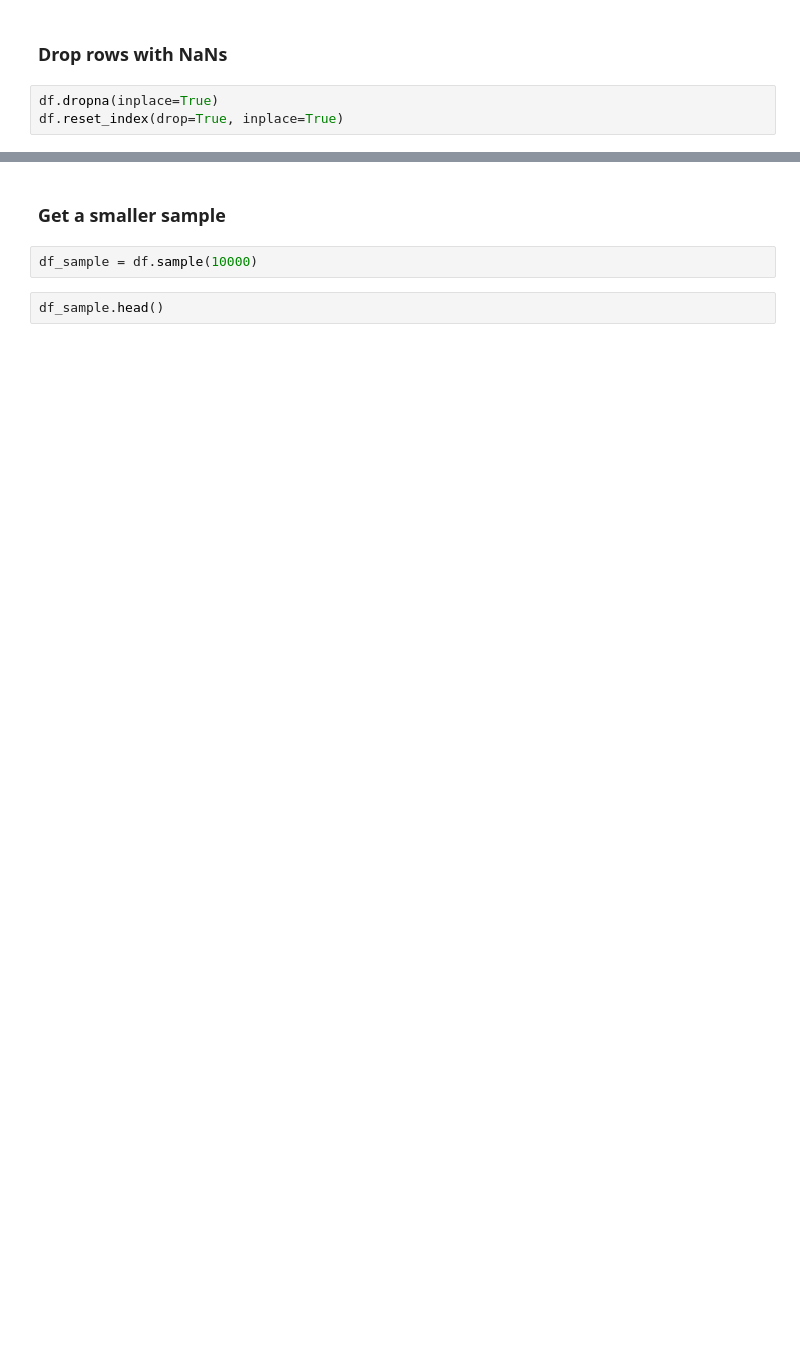
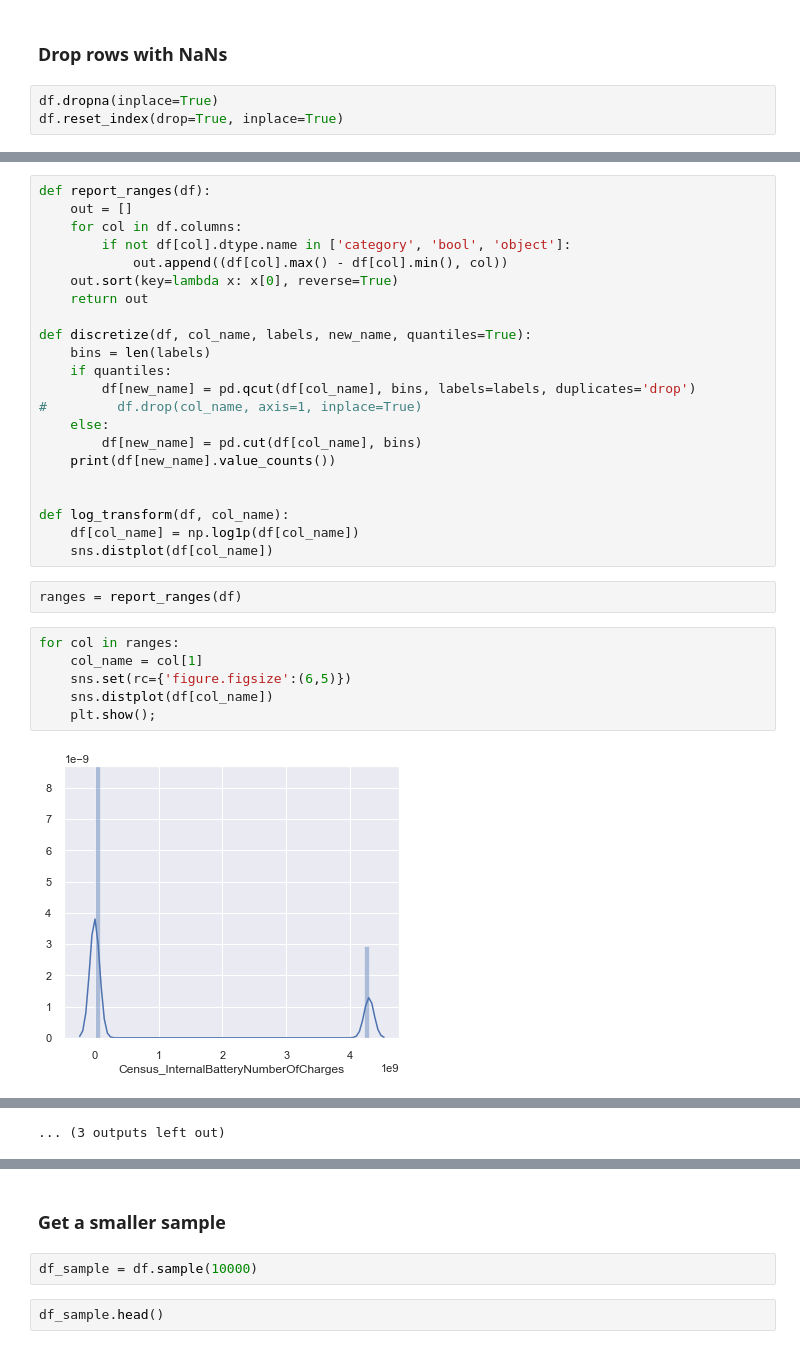
Before and after one commit to tjdolan121/microsoft-kaggle-comp, a Jupyter notebook: data-cleaning.ipynb, the cells around one changed output, grey strips where cells are left out. Saved outputs shown, nothing was run; the diff lists cells and outputs as text; blank space fills up the shorter version.

```diff
--- a/data-cleaning.ipynb
+++ b/data-cleaning.ipynb
@@ -152,0 +376,32 @@ df.reset_index(drop=True, inplace=True)
+# %%
+def report_ranges(df):
+    out = []
+    for col in df.columns:
+        if not df[col].dtype.name in ['category', 'bool', 'object']:
+            out.append((df[col].max() - df[col].min(), col))
+    out.sort(key=lambda x: x[0], reverse=True)
+    return out
+
+def discretize(df, col_name, labels, new_name, quantiles=True):
+    bins = len(labels)
+    if quantiles:
+        df[new_name] = pd.qcut(df[col_name], bins, labels=labels, duplicates='drop')
+#         df.drop(col_name, axis=1, inplace=True)
+    else:
+        df[new_name] = pd.cut(df[col_name], bins)
+    print(df[new_name].value_counts())
+
+
+def log_transform(df, col_name):
+    df[col_name] = np.log1p(df[col_name])
+    sns.distplot(df[col_name])
+# %%
+ranges = report_ranges(df)
+# %%
+for col in ranges:
+    col_name = col[1]
+    sns.set(rc={'figure.figsize':(6,5)})
+    sns.distplot(df[col_name])
+    plt.show();
+# %% [output]
+[figure, added]
@@ -152,0 +419 @@ df.reset_index(drop=True, inplace=True)
+... (3 outputs left out)
```
Also changed, not shown: parts of 36 cells of this notebook.
